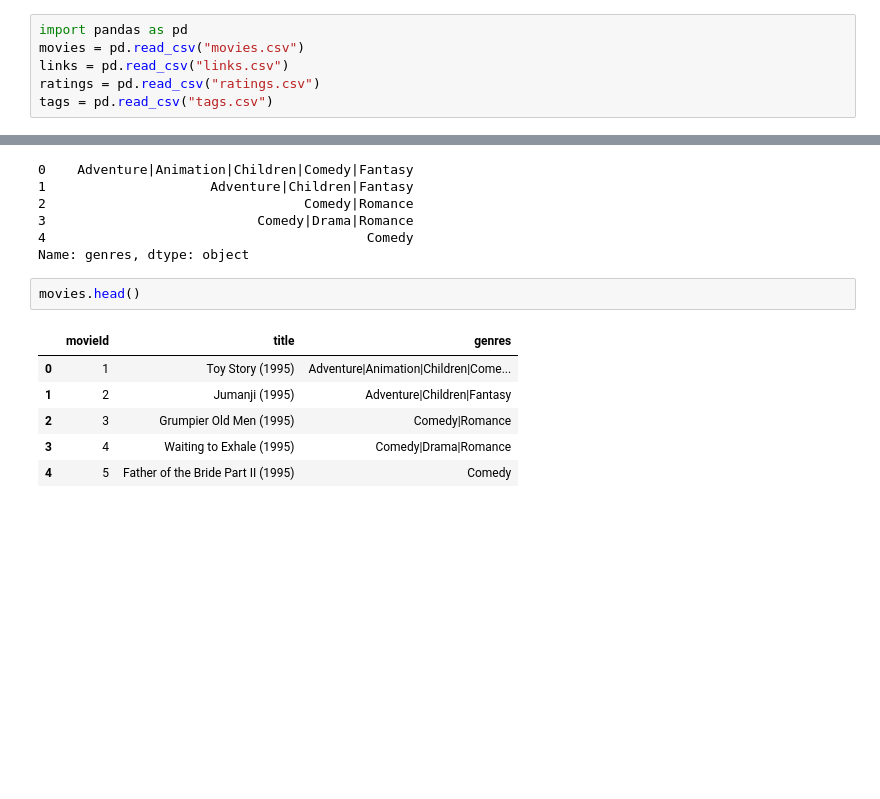
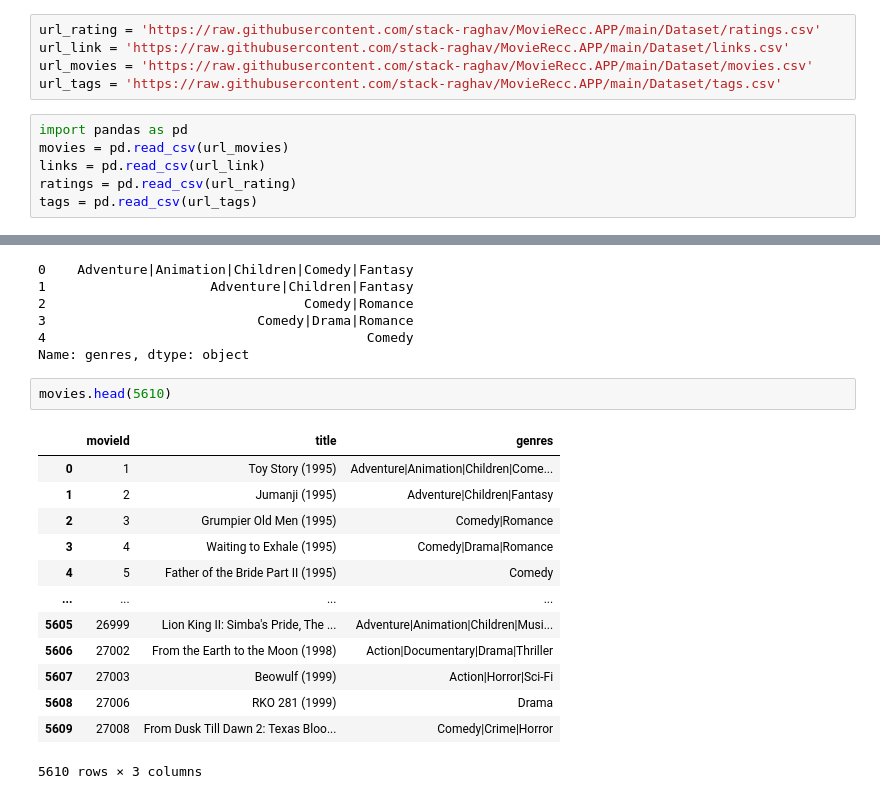
Before and after one commit to stack-raghav/MovieRecc.APP, a Jupyter notebook: Movie.ipynb, the cells around one changed output, grey strips where cells are left out. Cells and saved outputs as stored; diff of their text form; blank space fills up the shorter version.

```diff
--- a/Movie.ipynb
+++ b/Movie.ipynb
@@ -16,9 +3,14 @@ Saving tags.csv to tags.csv
+# %%
+url_rating = 'https://raw.githubusercontent.com/stack-raghav/MovieRecc.APP/main/Dataset/ratings.csv'
+url_link = 'https://raw.githubusercontent.com/stack-raghav/MovieRecc.APP/main/Dataset/links.csv'
+url_movies = 'https://raw.githubusercontent.com/stack-raghav/MovieRecc.APP/main/Dataset/movies.csv'
+url_tags = 'https://raw.githubusercontent.com/stack-raghav/MovieRecc.APP/main/Dataset/tags.csv'
 # %%
 import pandas as pd
-movies = pd.read_csv("movies.csv")
-links = pd.read_csv("links.csv")
-ratings = pd.read_csv("ratings.csv")
-tags = pd.read_csv("tags.csv")
+movies = pd.read_csv(url_movies)
+links = pd.read_csv(url_link)
+ratings = pd.read_csv(url_rating)
+tags = pd.read_csv(url_tags)
 # %%
 movies.head()
 # %% [output]
@@ -127,12 +119,19 @@ movies["genres"].head()
 4                                         Comedy
 Name: genres, dtype: object
 # %%
-movies.head()
+movies.head(5610)
 # %% [output]
 |  | movieId | title | genres |
 | 0 | 1 | Toy Story (1995) | Adventure|Animation|Children|Come... |
 | 1 | 2 | Jumanji (1995) | Adventure|Children|Fantasy |
 | 2 | 3 | Grumpier Old Men (1995) | Comedy|Romance |
 | 3 | 4 | Waiting to Exhale (1995) | Comedy|Drama|Romance |
 | 4 | 5 | Father of the Bride Part II (1995) | Comedy |
+| ... | ... | ... | ... |
+| 5605 | 26999 | Lion King II: Simba's Pride, The ... | Adventure|Animation|Children|Musi... |
+| 5606 | 27002 | From the Earth to the Moon (1998) | Action|Documentary|Drama|Thriller |
+| 5607 | 27003 | Beowulf (1999) | Action|Horror|Sci-Fi |
+| 5608 | 27006 | RKO 281 (1999) | Drama |
+| 5609 | 27008 | From Dusk Till Dawn 2: Texas Bloo... | Comedy|Crime|Horror |
+5610 rows × 3 columns
 # %%
```
Also changed, not shown: parts of 13 cells of this notebook.
